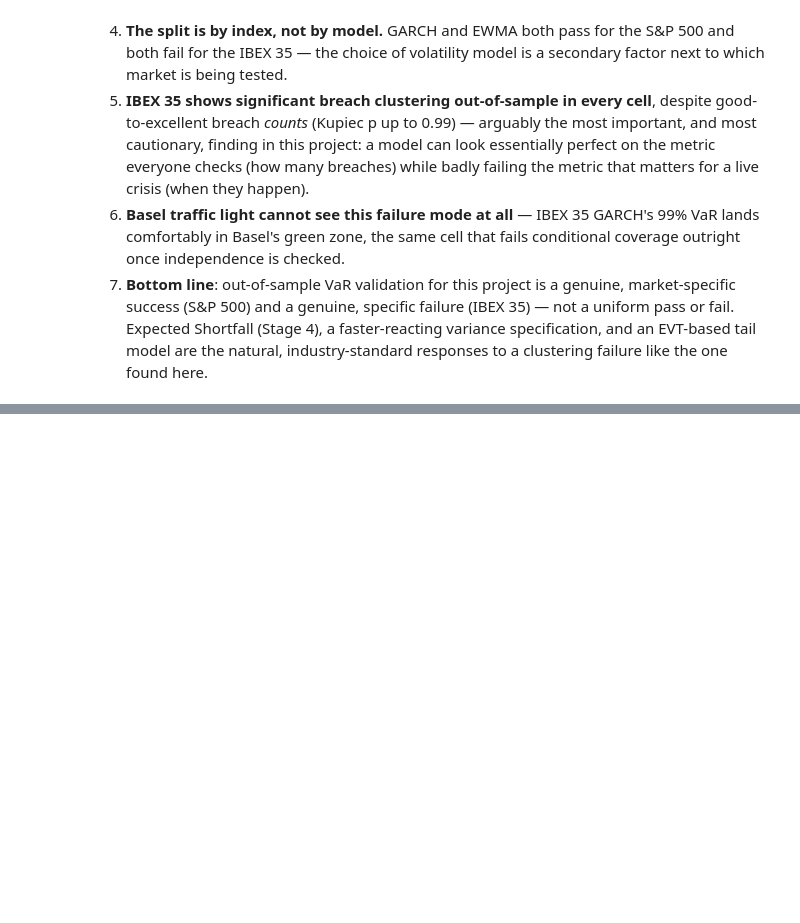
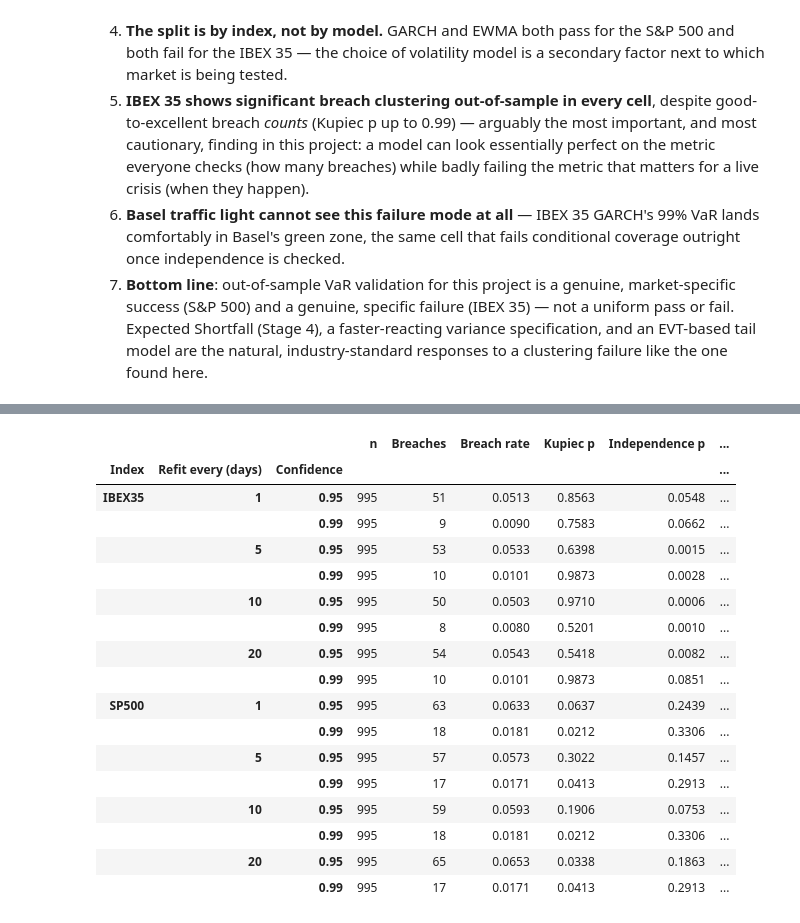
Before and after one commit to MLEIV90/ibex-garch-risk, a Jupyter notebook: notebooks/05_var_backtesting.ipynb, the cells around one changed output, grey strips where cells are left out. Drawn from its saved outputs; the diff is of its cells as text; code cells hidden in the pictures; blank space fills up the shorter version.

```diff
--- a/notebooks/05_var_backtesting.ipynb
+++ b/notebooks/05_var_backtesting.ipynb
@@ -657,0 +687,57 @@ tail directly, as a natural extension beyond the scope of this project.
+# %%
+REFIT_FREQS = [1, 5, 10, 20]
+
+robustness_oos = {}  # (idx, refit_every) -> oos DataFrame
+robustness_rows = []
+
+for idx, spec in preferred_spec.items():
+    for refit_every in REFIT_FREQS:
+        if refit_every == 5:
+            oos = oos_fits[idx]  # reuse Section 7's own fit
+        else:
+            oos = rolling_garch_oos(returns_pct[idx], spec, initial_window, refit_every=refit_every)
+        robustness_oos[(idx, refit_every)] = oos
+
+        r = returns_pct[idx].loc[oos.index]
+        n_obs = len(oos)
+
+        for conf in CONF_LEVELS:
+            p = 1 - conf
+            q_p = oos["nu"].apply(lambda nu: std_t_quantile(nu, p))
+            thr = oos["mu"] + oos["sigma"] * q_p
+            breach = (r < thr).astype(int)
+            x = int(breach.sum())
+
+            lr_uc, p_uc = kupiec_test(x, n_obs, p)
+            lr_ind, p_ind, _ = christoffersen_independence_test(breach.values)
+            p_cc = 1 - stats.chi2.cdf(lr_uc + lr_ind, df=2)
+
+            robustness_rows.append({
+                "Index": idx, "Refit every (days)": refit_every, "Confidence": conf,
+                "n": n_obs, "Breaches": x, "Breach rate": x / n_obs,
+                "Kupiec p": p_uc, "Independence p": p_ind, "Cond. coverage p": p_cc,
+                "Pass (5%)": p_cc > 0.05,
+            })
+
+robustness_df = pd.DataFrame(robustness_rows)
+robustness_display = robustness_df.set_index(["Index", "Refit every (days)", "Confidence"]).sort_index()
+robustness_display.round(4)
+# %% [output]
+|  |  |  | n | Breaches | Breach rate | Kupiec p | Independence p | ... |
+| Index | Refit every (days) | Confidence |  |  |  |  |  | ... |
+| IBEX35 | 1 | 0.95 | 995 | 51 | 0.0513 | 0.8563 | 0.0548 | ... |
+|  |  | 0.99 | 995 | 9 | 0.0090 | 0.7583 | 0.0662 | ... |
+|  | 5 | 0.95 | 995 | 53 | 0.0533 | 0.6398 | 0.0015 | ... |
+|  |  | 0.99 | 995 | 10 | 0.0101 | 0.9873 | 0.0028 | ... |
+|  | 10 | 0.95 | 995 | 50 | 0.0503 | 0.9710 | 0.0006 | ... |
+|  |  | 0.99 | 995 | 8 | 0.0080 | 0.5201 | 0.0010 | ... |
+|  | 20 | 0.95 | 995 | 54 | 0.0543 | 0.5418 | 0.0082 | ... |
+|  |  | 0.99 | 995 | 10 | 0.0101 | 0.9873 | 0.0851 | ... |
+| SP500 | 1 | 0.95 | 995 | 63 | 0.0633 | 0.0637 | 0.2439 | ... |
+|  |  | 0.99 | 995 | 18 | 0.0181 | 0.0212 | 0.3306 | ... |
+|  | 5 | 0.95 | 995 | 57 | 0.0573 | 0.3022 | 0.1457 | ... |
+|  |  | 0.99 | 995 | 17 | 0.0171 | 0.0413 | 0.2913 | ... |
+|  | 10 | 0.95 | 995 | 59 | 0.0593 | 0.1906 | 0.0753 | ... |
+|  |  | 0.99 | 995 | 18 | 0.0181 | 0.0212 | 0.3306 | ... |
+|  | 20 | 0.95 | 995 | 65 | 0.0653 | 0.0338 | 0.1863 | ... |
+|  |  | 0.99 | 995 | 17 | 0.0171 | 0.0413 | 0.2913 | ... |
```
Also changed, not shown: parts of 5 cells of this notebook, 2 other files.
